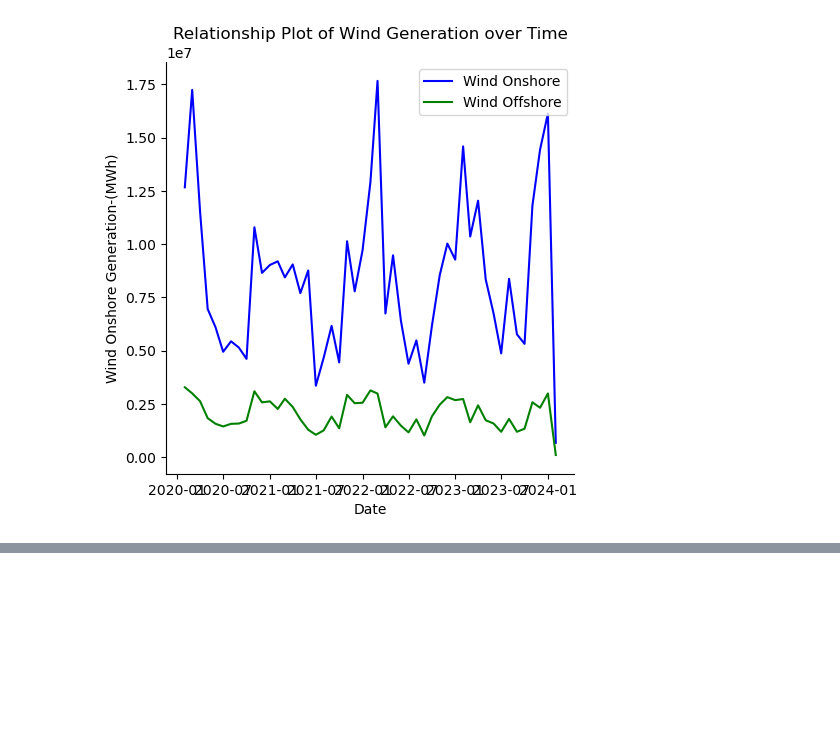
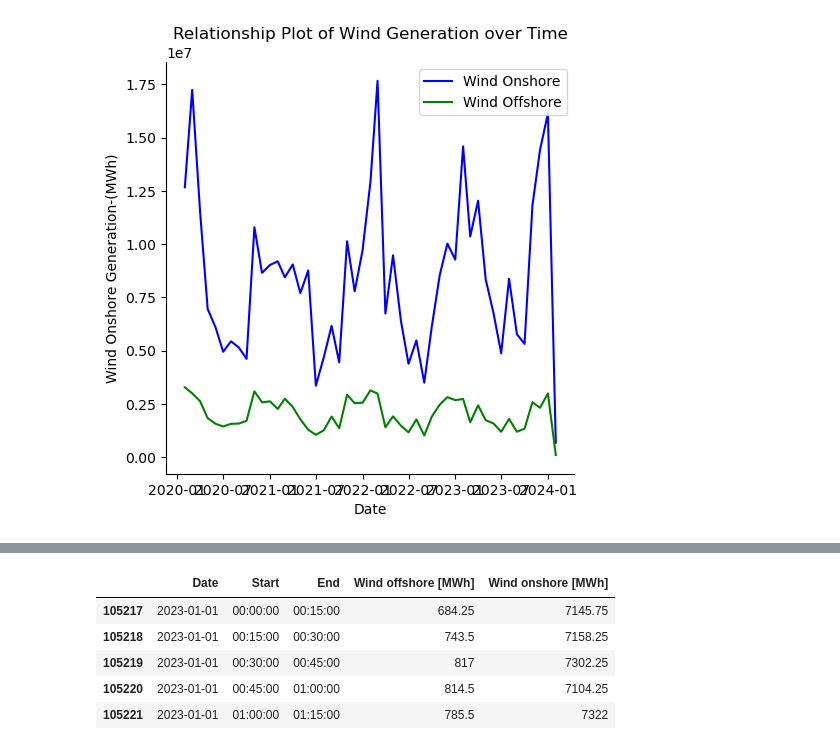
Before and after one commit to MarshalPrime/Renewable-Energy-Germany, a Jupyter notebook: Data_analysis_Wind On_Offshore Energy.ipynb, the cells around one changed output, grey strips where cells are left out. Cells and saved outputs as stored; diff of their text form; code cells hidden in the pictures; blank space fills up the shorter version.

```diff
--- a/Data_analysis_Wind On_Offshore Energy.ipynb
+++ b/Data_analysis_Wind On_Offshore Energy.ipynb
@@ -306,0 +349,9 @@ in this case We observe a strong positive correlation between Wind onshore and W
+# %%
+data_2023.head()
+# %% [output]
+|  | Date | Start | End | Wind offshore [MWh] | Wind onshore [MWh] |
+| 105217 | 2023-01-01 | 00:00:00 | 00:15:00 | 684.25 | 7145.75 |
+| 105218 | 2023-01-01 | 00:15:00 | 00:30:00 | 743.5 | 7158.25 |
+| 105219 | 2023-01-01 | 00:30:00 | 00:45:00 | 817 | 7302.25 |
+| 105220 | 2023-01-01 | 00:45:00 | 01:00:00 | 814.5 | 7104.25 |
+| 105221 | 2023-01-01 | 01:00:00 | 01:15:00 | 785.5 | 7322 |
```
Also changed, not shown: parts of 14 cells of this notebook.
